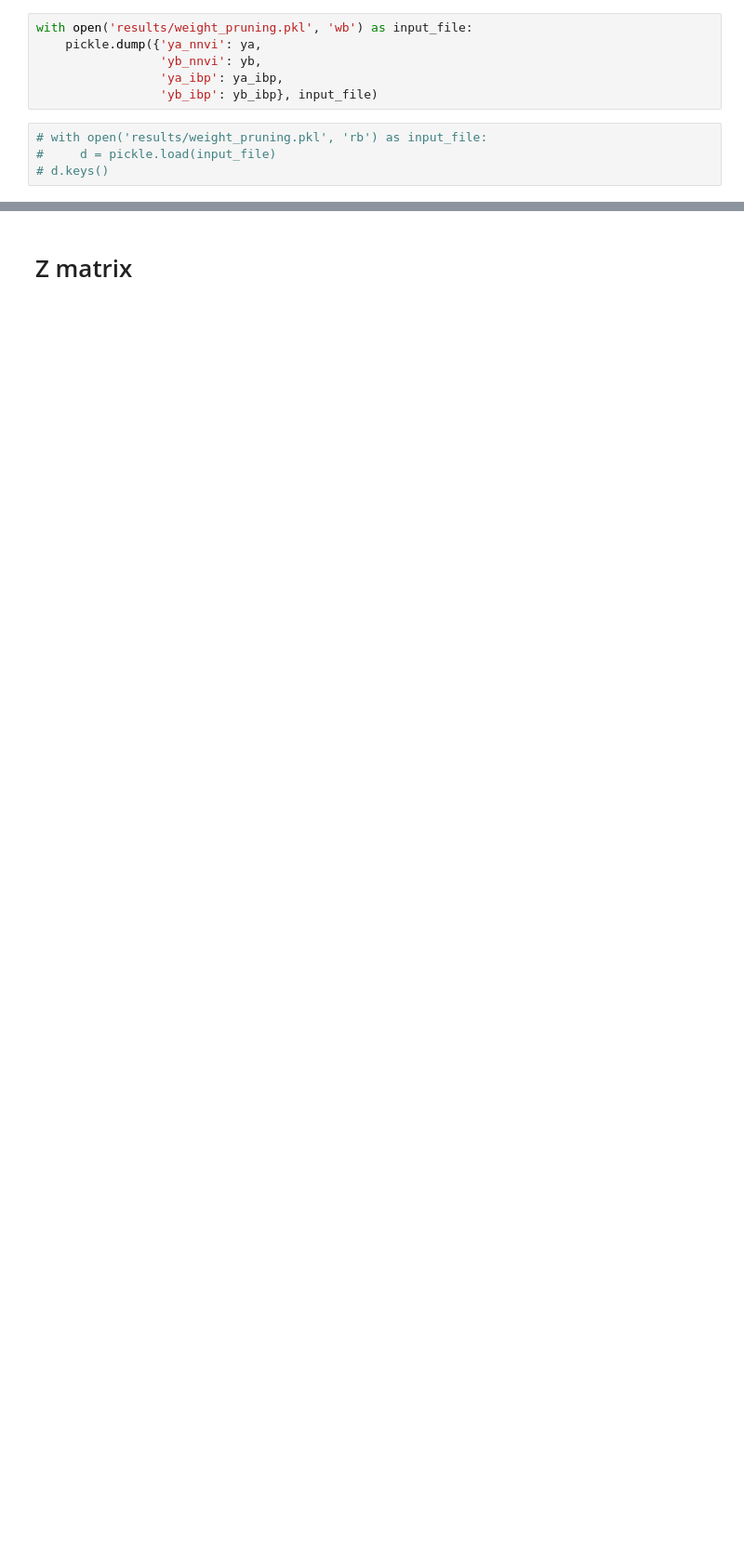
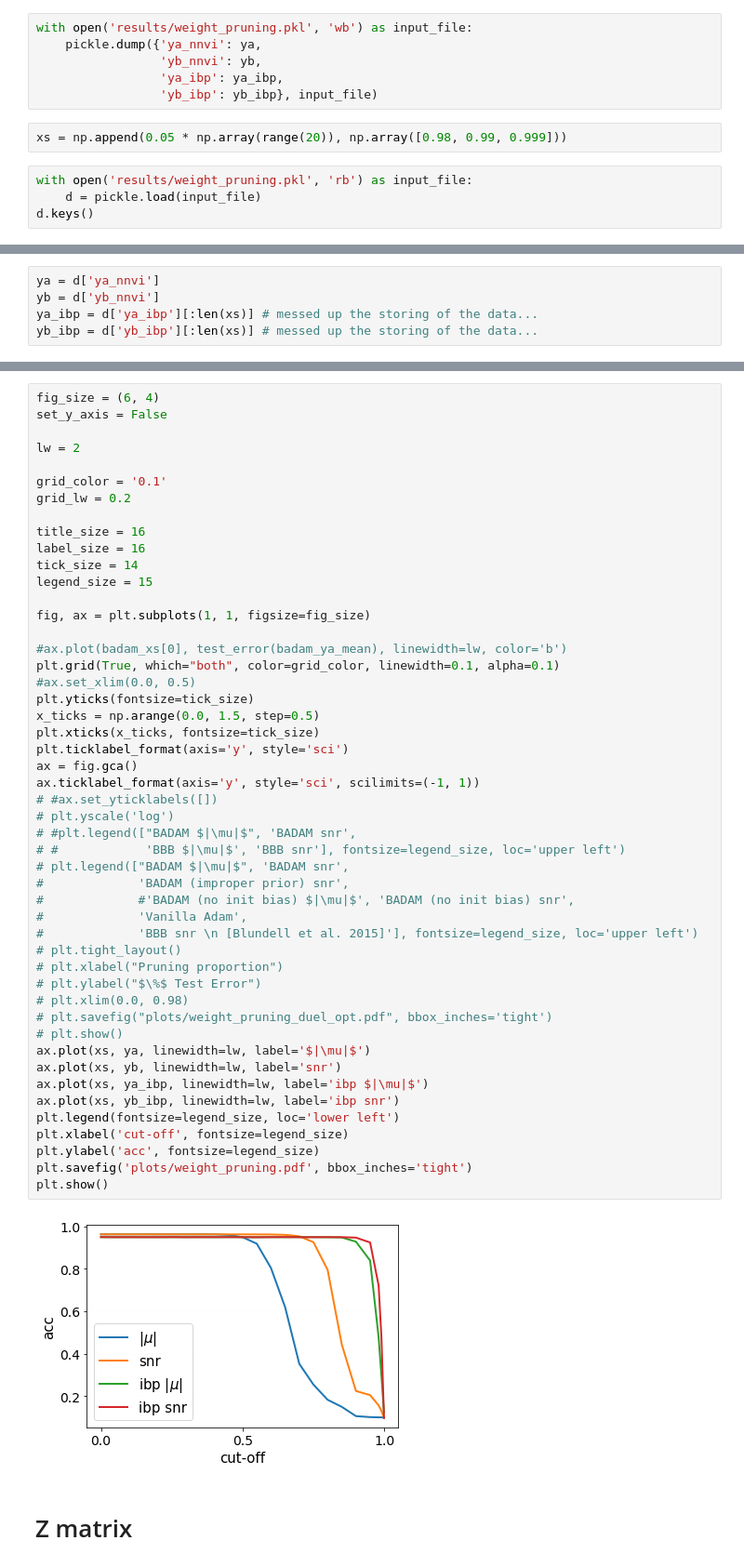
Before and after one commit to skezle/IBP_BNN, a Jupyter notebook: ddm/weight_pruning.ipynb, the cells around one changed output, grey strips where cells are left out. Shown at 93% size. Drawn from its saved outputs; the diff is of its cells as text; blank space fills up the shorter version.

```diff
--- a/ddm/weight_pruning.ipynb
+++ b/ddm/weight_pruning.ipynb
@@ -494,7 +494,9 @@ with open('results/weight_pruning.pkl', 'wb') as input_file:
                  'yb_nnvi': yb,
                  'ya_ibp': ya_ibp,
                  'yb_ibp': yb_ibp}, input_file)
+# %%
+xs = np.append(0.05 * np.array(range(20)), np.array([0.98, 0.99, 0.999]))
 # %%
-# with open('results/weight_pruning.pkl', 'rb') as input_file:
-#     d = pickle.load(input_file)
-# d.keys()
+with open('results/weight_pruning.pkl', 'rb') as input_file:
+    d = pickle.load(input_file)
+d.keys()
@@ -500,0 +505,5 @@ with open('results/weight_pruning.pkl', 'wb') as input_file:
+# %%
+ya = d['ya_nnvi']
+yb = d['yb_nnvi']
+ya_ibp = d['ya_ibp'][:len(xs)] # messed up the storing of the data...
+yb_ibp = d['yb_ibp'][:len(xs)] # messed up the storing of the data...
@@ -501,3 +518,54 @@ with open('results/weight_pruning.pkl', 'wb') as input_file:
+# %%
+fig_size = (6, 4)
+set_y_axis = False
+
+lw = 2
+
+grid_color = '0.1'
+grid_lw = 0.2
+
+title_size = 16
+label_size = 16
+tick_size = 14
+legend_size = 15
+
+fig, ax = plt.subplots(1, 1, figsize=fig_size)
+
+#ax.plot(badam_xs[0], test_error(badam_ya_mean), linewidth=lw, color='b')
+plt.grid(True, which="both", color=grid_color, linewidth=0.1, alpha=0.1)
+#ax.set_xlim(0.0, 0.5)
+plt.yticks(fontsize=tick_size)
+x_ticks = np.arange(0.0, 1.5, step=0.5)
+plt.xticks(x_ticks, fontsize=tick_size)
+plt.ticklabel_format(axis='y', style='sci')
+ax = fig.gca()
+ax.ticklabel_format(axis='y', style='sci', scilimits=(-1, 1))
+# #ax.set_yticklabels([])
+# plt.yscale('log')
+# #plt.legend(["BADAM $|\mu|$", 'BADAM snr',
+# #            'BBB $|\mu|$', 'BBB snr'], fontsize=legend_size, loc='upper left')
+# plt.legend(["BADAM $|\mu|$", 'BADAM snr',
+#             'BADAM (improper prior) snr',
+#             #'BADAM (no init bias) $|\mu|$', 'BADAM (no init bias) snr',
+#             'Vanilla Adam',
+#             'BBB snr \n [Blundell et al. 2015]'], fontsize=legend_size, loc='upper left')
+# plt.tight_layout()
+# plt.xlabel("Pruning proportion")
+# plt.ylabel("$\%$ Test Error")
+# plt.xlim(0.0, 0.98)
+# plt.savefig("plots/weight_pruning_duel_opt.pdf", bbox_inches='tight')
+# plt.show()
+ax.plot(xs, ya, linewidth=lw, label='$|\mu|$')
+ax.plot(xs, yb, linewidth=lw, label='snr')
+ax.plot(xs, ya_ibp, linewidth=lw, label='ibp $|\mu|$')
+ax.plot(xs, yb_ibp, linewidth=lw, label='ibp snr')
+plt.legend(fontsize=legend_size, loc='lower left')
+plt.xlabel('cut-off', fontsize=legend_size)
+plt.ylabel('acc', fontsize=legend_size)
+plt.savefig('plots/weight_pruning.pdf', bbox_inches='tight')
+plt.show()
+# %% [output]
+[figure, added]
 # %% [markdown]
 # Z matrix
 # %%
```
Also changed, not shown: parts of 7 cells of this notebook.
